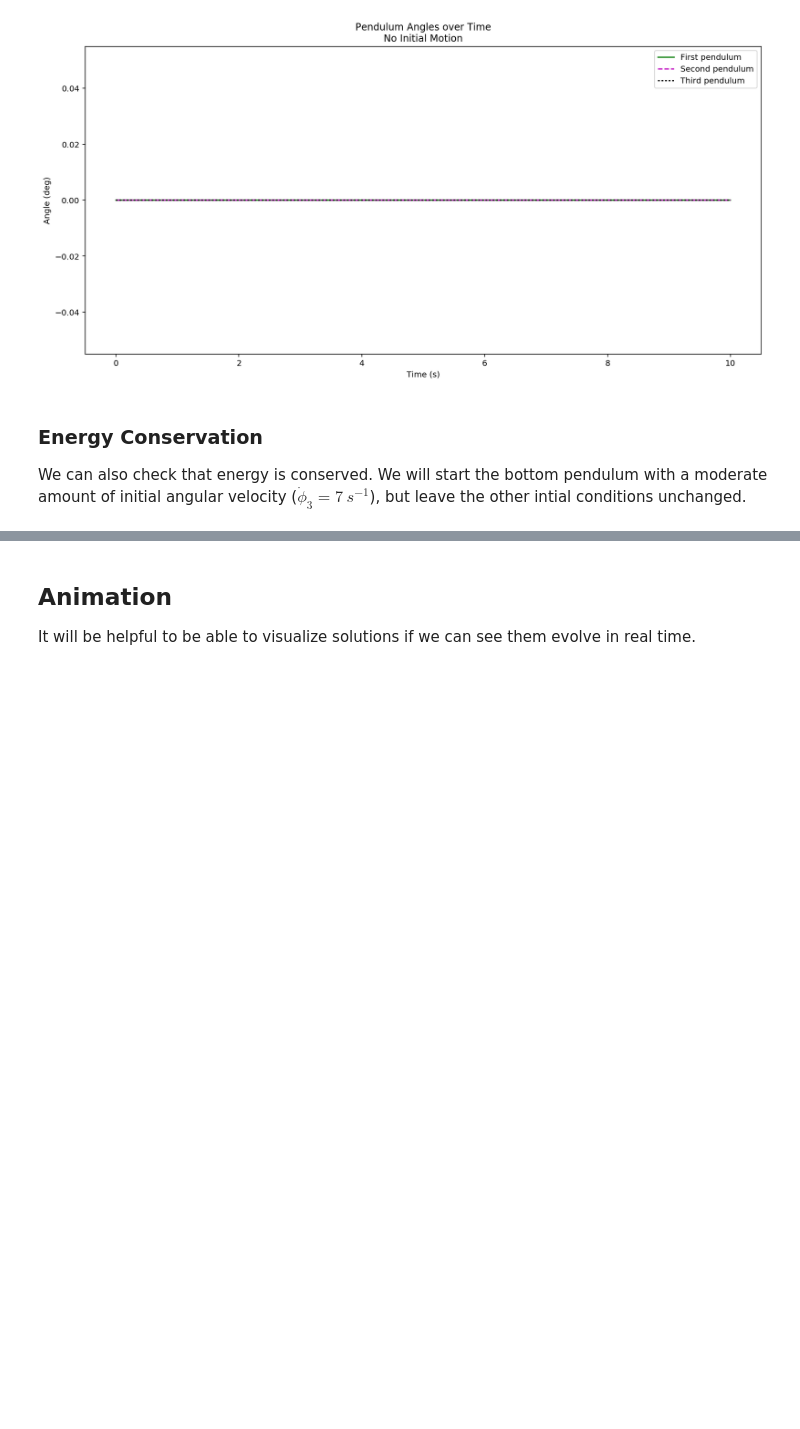
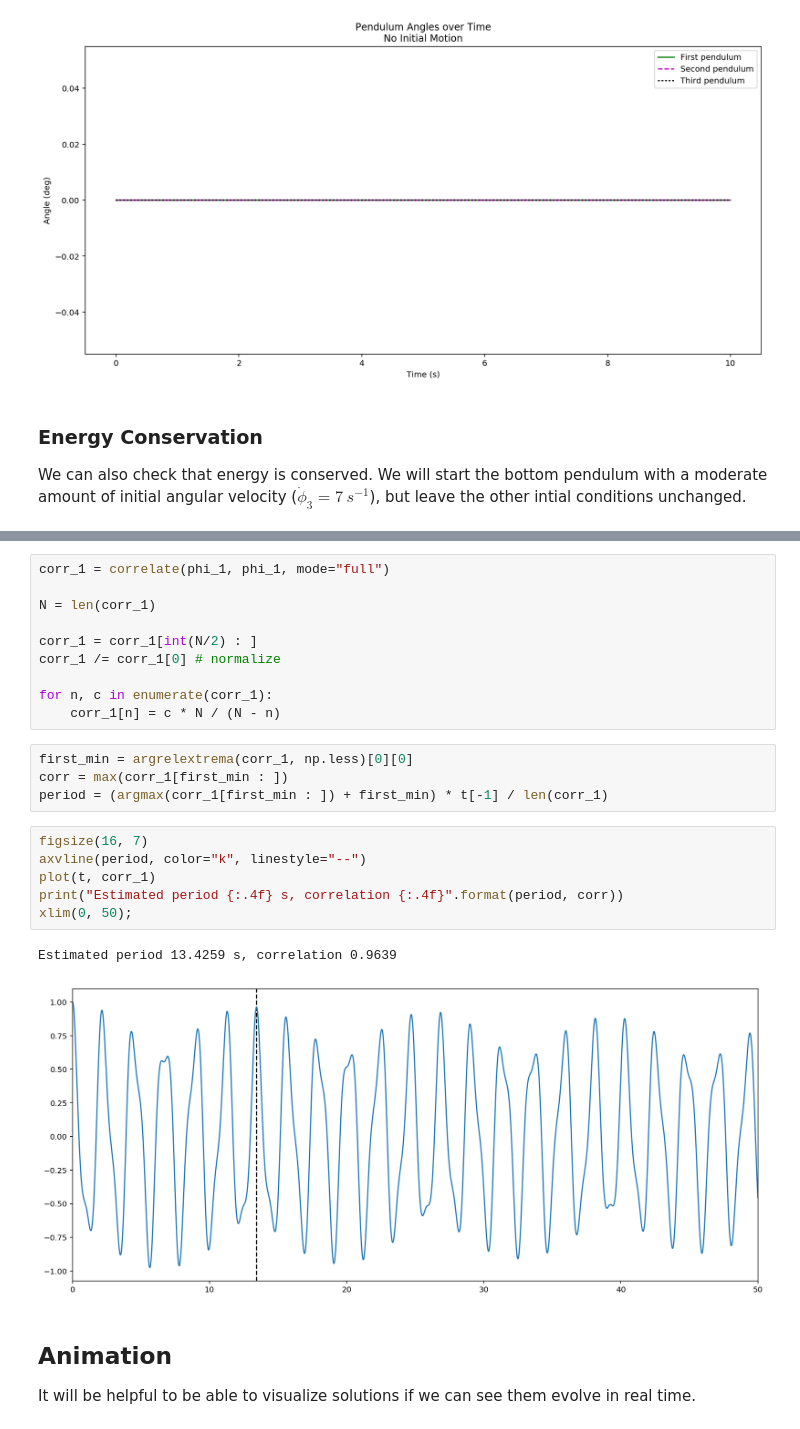
Before and after one commit to CoryMcCartan/triple-pendulum, a Jupyter notebook: workbook.ipynb, the cells around one changed output, grey strips where cells are left out. Drawn from its saved outputs; the diff is of its cells as text; blank space fills up the shorter version.

```diff
--- a/workbook.ipynb
+++ b/workbook.ipynb
@@ -268,3 +274,26 @@ xlim(0, 20)
+# %%
+corr_1 = correlate(phi_1, phi_1, mode="full")
+
+N = len(corr_1)
+
+corr_1 = corr_1[int(N/2) : ]
+corr_1 /= corr_1[0] # normalize
+
+for n, c in enumerate(corr_1):
+    corr_1[n] = c * N / (N - n)
+# %%
+first_min = argrelextrema(corr_1, np.less)[0][0]
+corr = max(corr_1[first_min : ])
+period = (argmax(corr_1[first_min : ]) + first_min) * t[-1] / len(corr_1)
+# %%
+figsize(16, 7)
+axvline(period, color="k", linestyle="--")
+plot(t, corr_1)
+print("Estimated period {:.4f} s, correlation {:.4f}".format(period, corr))
+xlim(0, 50);
+# %% [output]
+Estimated period 13.4259 s, correlation 0.9639
+[figure, added]
 # %% [markdown]
 ## Animation
 
```
Also changed, not shown: parts of 5 cells of this notebook, 1 other file.
